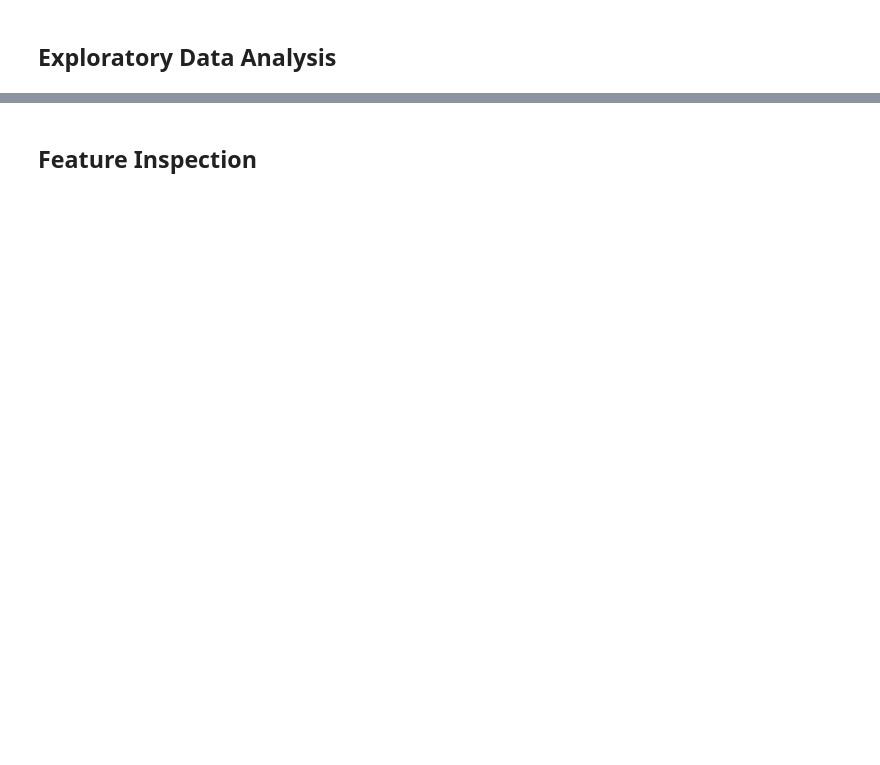
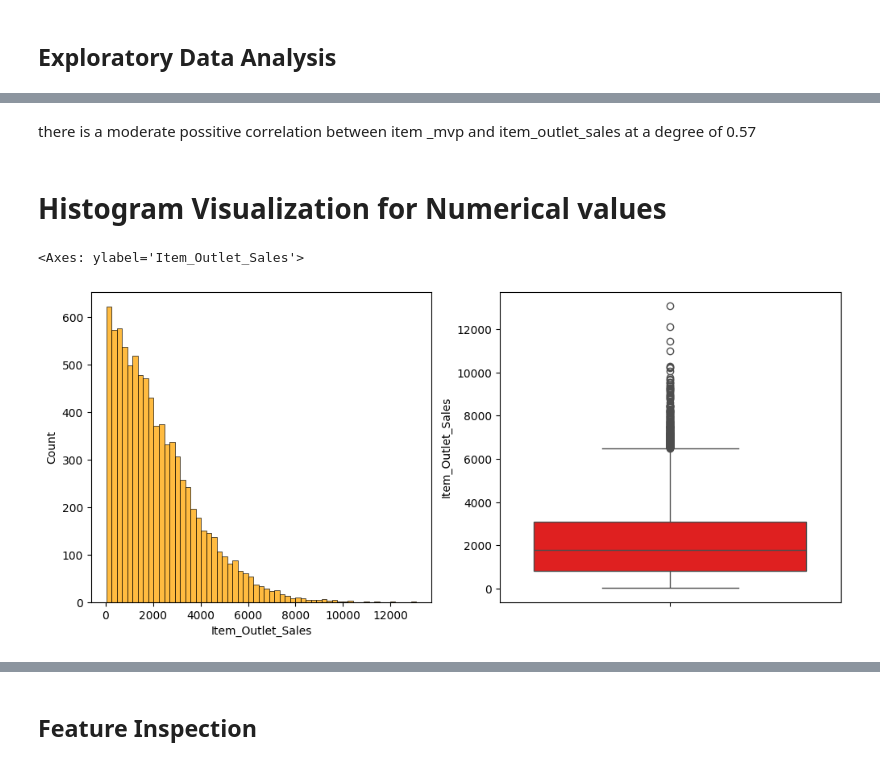
Before and after one commit to baselshunnarah/Prediction-of-Product-Sales, a Jupyter notebook: Prediction_of_Product_Sales.ipynb, the cells around one changed output, grey strips where cells are left out. Cells and saved outputs as stored; diff of their text form; code cells hidden in the pictures; blank space fills up the shorter version.

```diff
--- a/Prediction_of_Product_Sales.ipynb
+++ b/Prediction_of_Product_Sales.ipynb
@@ -389,0 +443,12 @@ Name: Item_Outlet_Sales, dtype: float64
+# %% [markdown]
+there is a moderate  possitive correlation between item _mvp and item_outlet_sales at a degree of 0.57
+# %% [markdown]
+# Histogram Visualization for Numerical values
+# %%
+# Histogram/ boxplot for Item_Visibility
+fig,ax=plt.subplots(ncols=2,figsize=(12,5))
+sns.histplot(data=df_prediction,x='Item_Outlet_Sales',color='orange',ax=ax[0]);
+sns.boxplot(data=df_prediction,y='Item_Outlet_Sales',color='red',ax=ax[1])
+# %% [output]
+<Axes: ylabel='Item_Outlet_Sales'>
+[figure, added]
```
Also changed, not shown: parts of 21 cells of this notebook.
